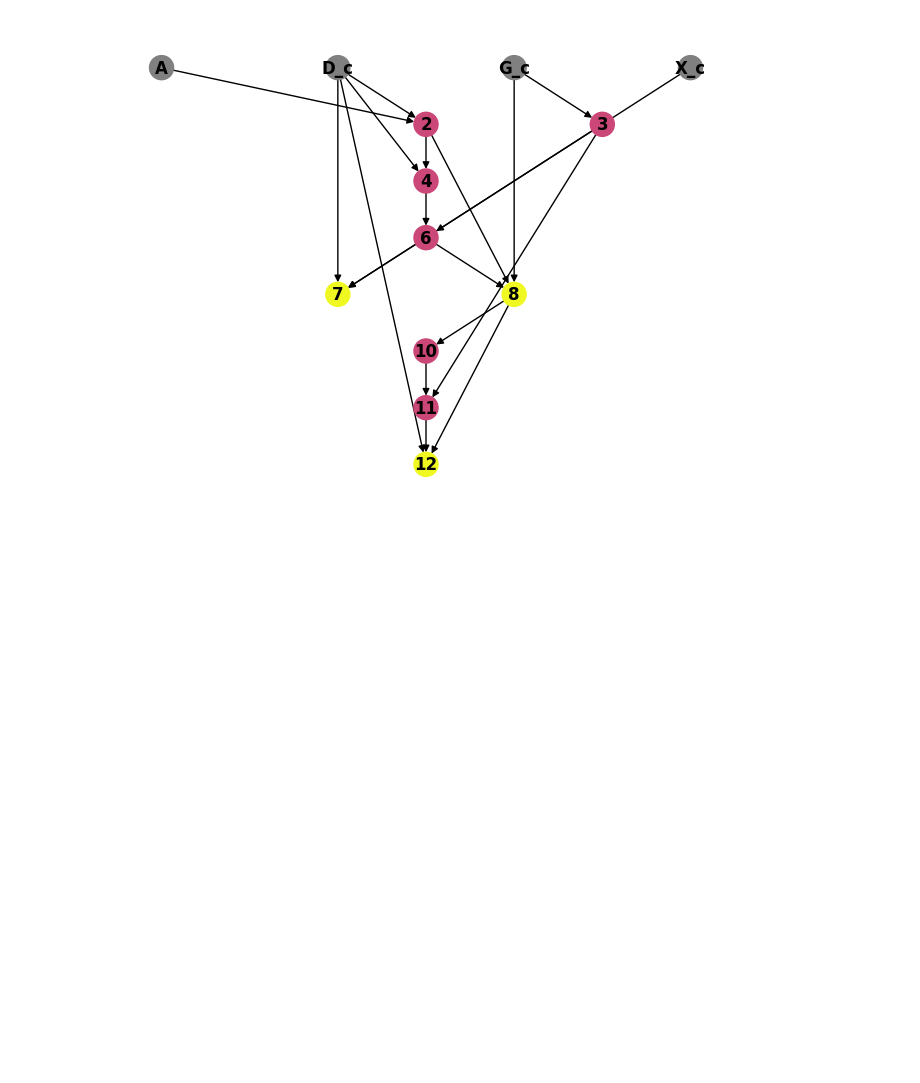
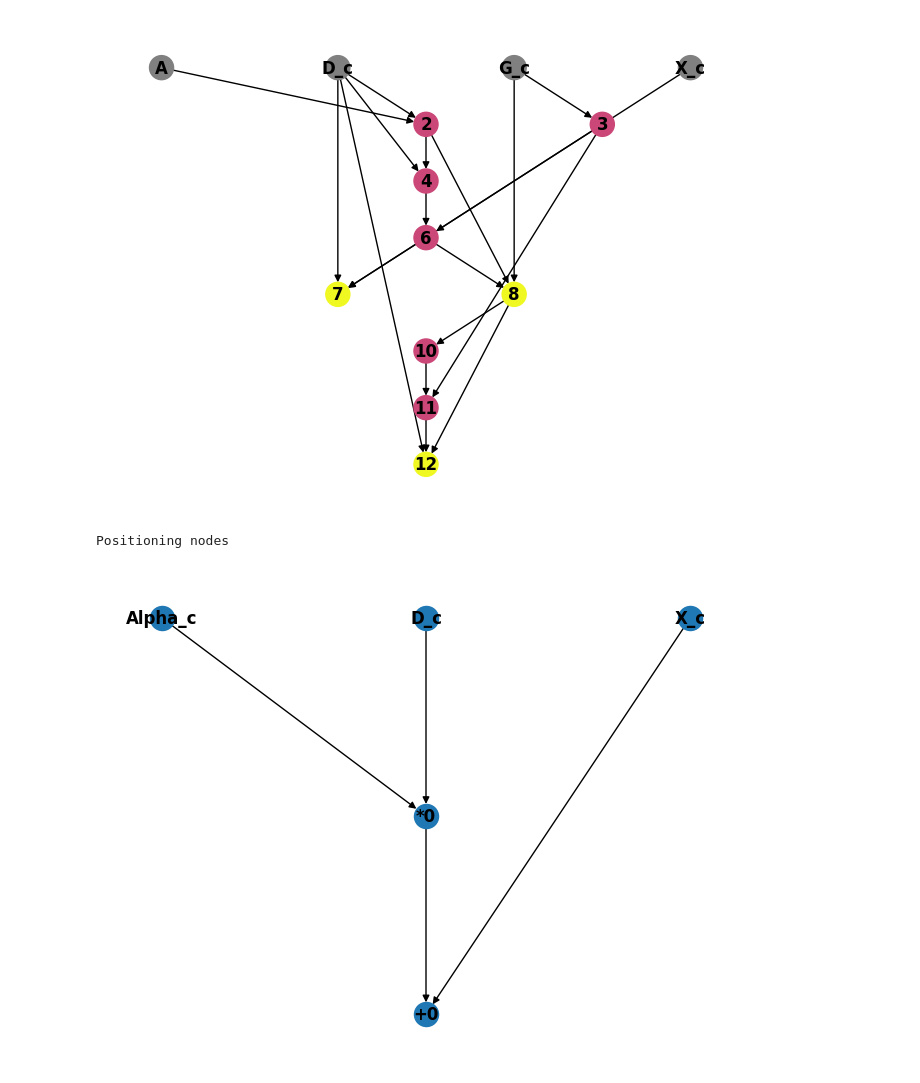
Before and after one commit to Helmholtz-AI-Energy/tensorcraft, a Jupyter notebook: notebooks/compiler_basics.ipynb, the cells around one changed output. Saved outputs shown, nothing was run; the diff lists cells and outputs as text; code cells hidden in the pictures; blank space fills up the shorter version.

```diff
--- a/notebooks/compiler_basics.ipynb
+++ b/notebooks/compiler_basics.ipynb
@@ -46,3 +51,8 @@ draw_program_graph(conjugate_gradient_kernel, color_by='opcount')
 # %% [output]
 Positioning nodes
 [figure]
+# %%
+draw_expression_graph(conjugate_gradient_kernel.tensor_expressions[7])
+# %% [output]
+Positioning nodes
+[figure, added]
```
Also changed, not shown: parts of 2 cells of this notebook, 3 other files.
